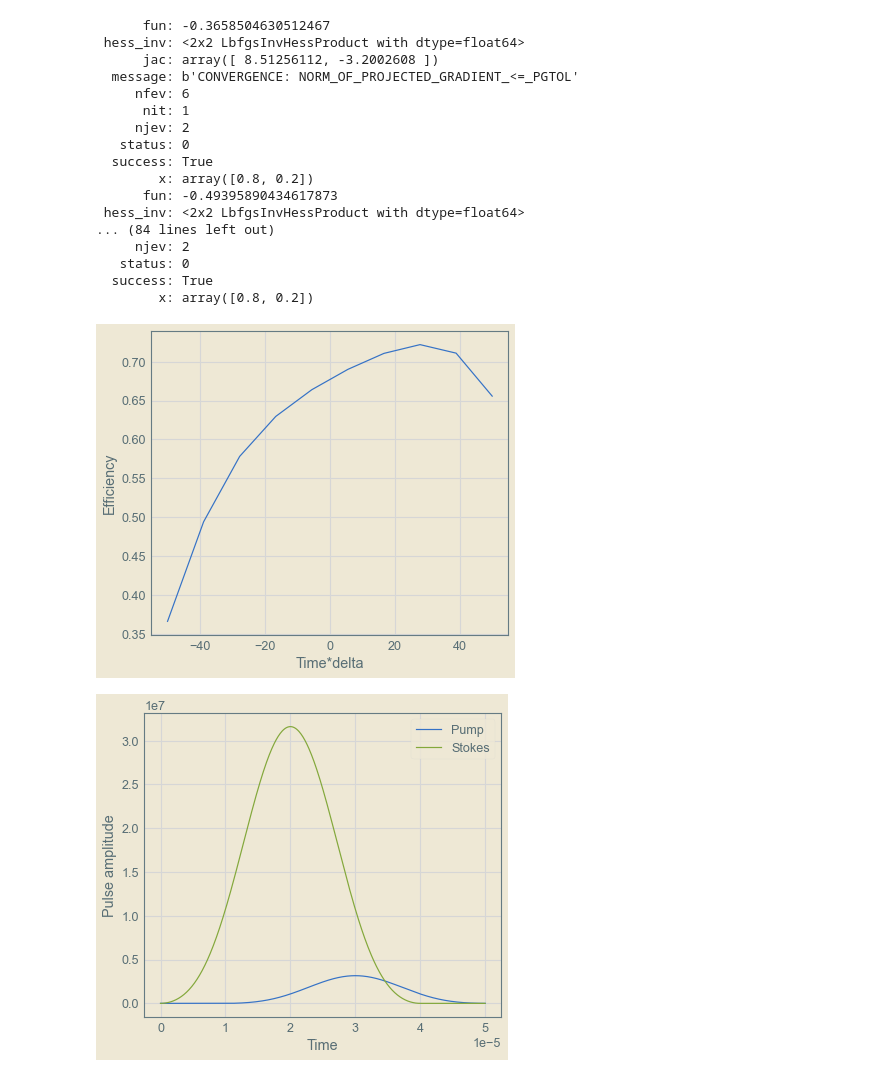
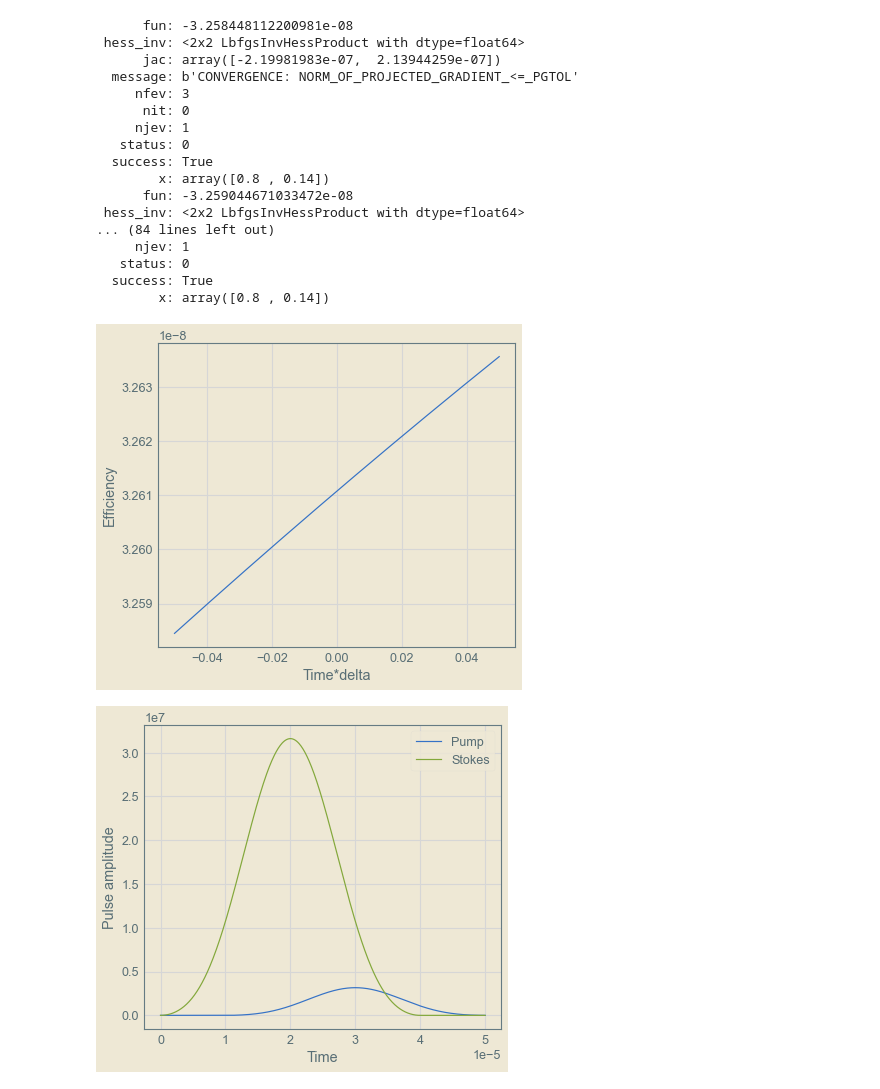
Before and after one commit to mahadevans2432/Quantum-Optics, a Jupyter notebook: STIRAP_EfficiencyVSdelta.ipynb, the cells around one changed output. Drawn from its saved outputs; the diff is of its cells as text; code cells hidden in the pictures.

```diff
--- a/STIRAP_EfficiencyVSdelta.ipynb
+++ b/STIRAP_EfficiencyVSdelta.ipynb
@@ -225,0 +238,21 @@ plt.show(fig)
+# %%
+T=25*10**(-6)
+deltavalues=np.linspace(0, 3*10**6, 25)
+h = 6.626*(10**(-34))
+hfs = 6.834673617*(10**9)
+F_3 = 3.845*(10**14)
+xvalues=deltavalues
+yvalues=[]
+for i in deltavalues:
+    trial=STIRAP(Omega_S=100*10**6,Omega_P=10*10**6,E1=0,E2=hfs,E3=F_3,T=25*10**(-6),tS1=0,tS2=1.2,tP1=0.16,tP2=1,Δ=10**9,Gamma=0,delta=i)
+    _,e = trial.final_result()
+    yvalues.append(e)
+
+fig, ax = plt.subplots()
+
+ax.set_xlabel('delta')
+ax.set_ylabel('Efficiency')
+fig.set_figwidth(10)
+fig.set_figheight(5)
+ax.plot(xvalues, yvalues)
+plt.show(fig)
@@ -225,0 +261,17 @@ plt.show(fig)
+# %%
+def eff_interpolated(x,V,C):
+    x_points = V
+    y_points = C
+    tck = scipy.interpolate.splrep(x_points, y_points)
+    return scipy.interpolate.splev(x, tck)
+deltax=np.linspace(0, 3*10**6, 1000)
+efficiency=eff_interpolated(deltax,xvalues,yvalues)
+fig, ax = plt.subplots()
+
+ax.set_xlabel('Two photon detuning ($\delta$)')
+ax.set_ylabel('Efficiency')
+fig.set_figwidth(10)
+fig.set_figheight(5)
+ax.plot(deltax, efficiency, color="black")
+ax.scatter(xvalues, yvalues, color="blue")
+plt.show(fig)
@@ -226,7 +280,7 @@ plt.show(fig)
 # %%
 #TΔ=60
 #for unequal pusle sizes
-T=5*10**(-5)
+T=5*10**(-8)
 deltavalues=np.linspace(-10**6, 10**6, 10)
 h = 6.626*(10**(-34))
 hfs = 6.834673617*(10**9)
@@ -236,46 +290,46 @@ yvalues=[]
 for i in deltavalues:
     t1 = time.time()
     def eff(x):
-        trial=STIRAP(Omega_S=31.6*10**6,Omega_P=31.6*10**5,E1=0,E2=hfs,E3=F_3,T=5*10**(-5),tS1=0,tS2=x[0],tP1=x[1],tP2=1,Δ=1.2*10**6,Gamma=6*10**6,delta=i)
+        trial=STIRAP(Omega_S=31.6*10**6,Omega_P=31.6*10**5,E1=0,E2=hfs,E3=F_3,T=5*10**(-8),tS1=0,tS2=x[0],tP1=x[1],tP2=1,Δ=1.2*10**9,Gamma=6*10**6,delta=i)
         _,e = trial.final_result()
         return -e
     delta = 2*10**6
     tS2 = 0.8
     tP1 = 0.14
     tP2 = 0.9
     learning_rate = 0.05
     opti = scipy.optimize.minimize(eff, x0=np.array([tS2,tP1]), args=(),bounds = [(0.8,0.9),(0,0.2)], options={"maxiter":10,"disp":True})
     print(opti)
-    trial = STIRAP(Omega_S=31.6*10**6,Omega_P=31.6*10**5,E1=0,E2=hfs,E3=F_3,T=5*10**(-5),tS1=0,tS2=opti.x[0],tP1=opti.x[1],tP2=1,Δ=1.2*10**6,Gamma=6*10**6,delta=i,lam=0.1)
+    trial = STIRAP(Omega_S=31.6*10**6,Omega_P=31.6*10**5,E1=0,E2=hfs,E3=F_3,T=5*10**(-8),tS1=0,tS2=opti.x[0],tP1=opti.x[1],tP2=1,Δ=1.2*10**9,Gamma=6*10**6,delta=i,lam=0.1)
     _,efficiency = trial.final_result()
     #Guesses
 
     yvalues.append(efficiency)
 
 fig, ax = plt.subplots()
 ax.plot(xvalues, yvalues)
 ax.set_xlabel('Time*delta')
 ax.set_ylabel('Efficiency')
 plt.show(fig)
 # %% [output]
-      fun: -0.3658504630512467
+      fun: -3.258448112200981e-08
  hess_inv: <2x2 LbfgsInvHessProduct with dtype=float64>
-      jac: array([ 8.51256112, -3.2002608 ])
+      jac: array([-2.19981983e-07,  2.13944259e-07])
   message: b'CONVERGENCE: NORM_OF_PROJECTED_GRADIENT_<=_PGTOL'
-     nfev: 6
-      nit: 1
-     njev: 2
+     nfev: 3
+      nit: 0
+     njev: 1
    status: 0
   success: True
-        x: array([0.8, 0.2])
-      fun: -0.49395890434617873
+        x: array([0.8 , 0.14])
+      fun: -3.259044671033472e-08
  hess_inv: <2x2 LbfgsInvHessProduct with dtype=float64>
 ... (84 lines left out)
-     njev: 2
+     njev: 1
    status: 0
   success: True
-        x: array([0.8, 0.2])
+        x: array([0.8 , 0.14])
-[figure, old version]
+[figure, new version]
 # %%
 trial = STIRAP(Omega_S=31.6*10**6,Omega_P=31.6*10**5,E1=0,E2=hfs,E3=F_3,T=5*10**(-5),tS1=0,tS2=opti.x[0],tP1=opti.x[1],tP2=1,Δ=1.2*10**6,Gamma=6*10**6,delta=10**4,lam=0.1)
 trial.plot_pulse()
```
Also changed, not shown: parts of 6 cells of this notebook.
